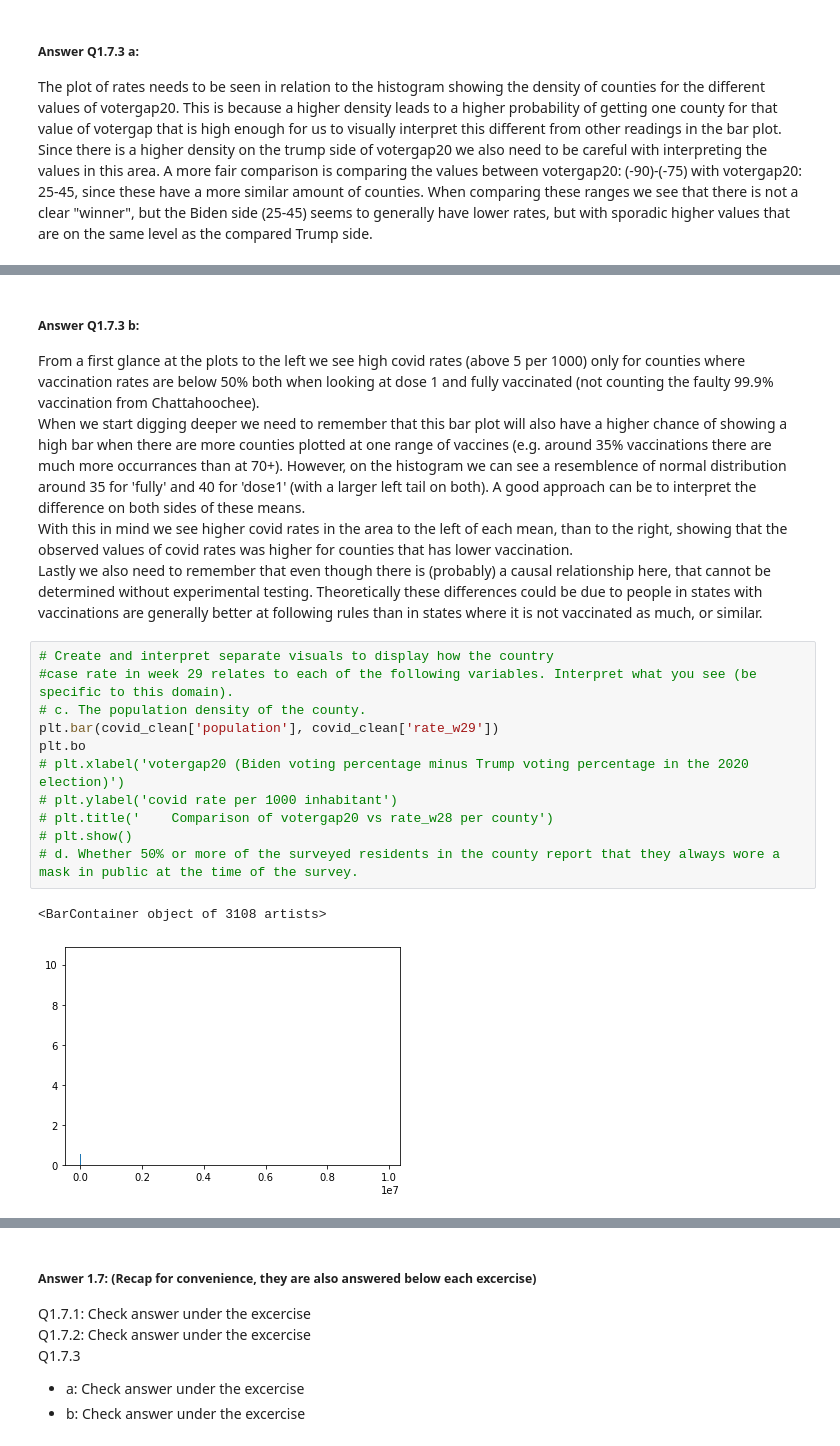
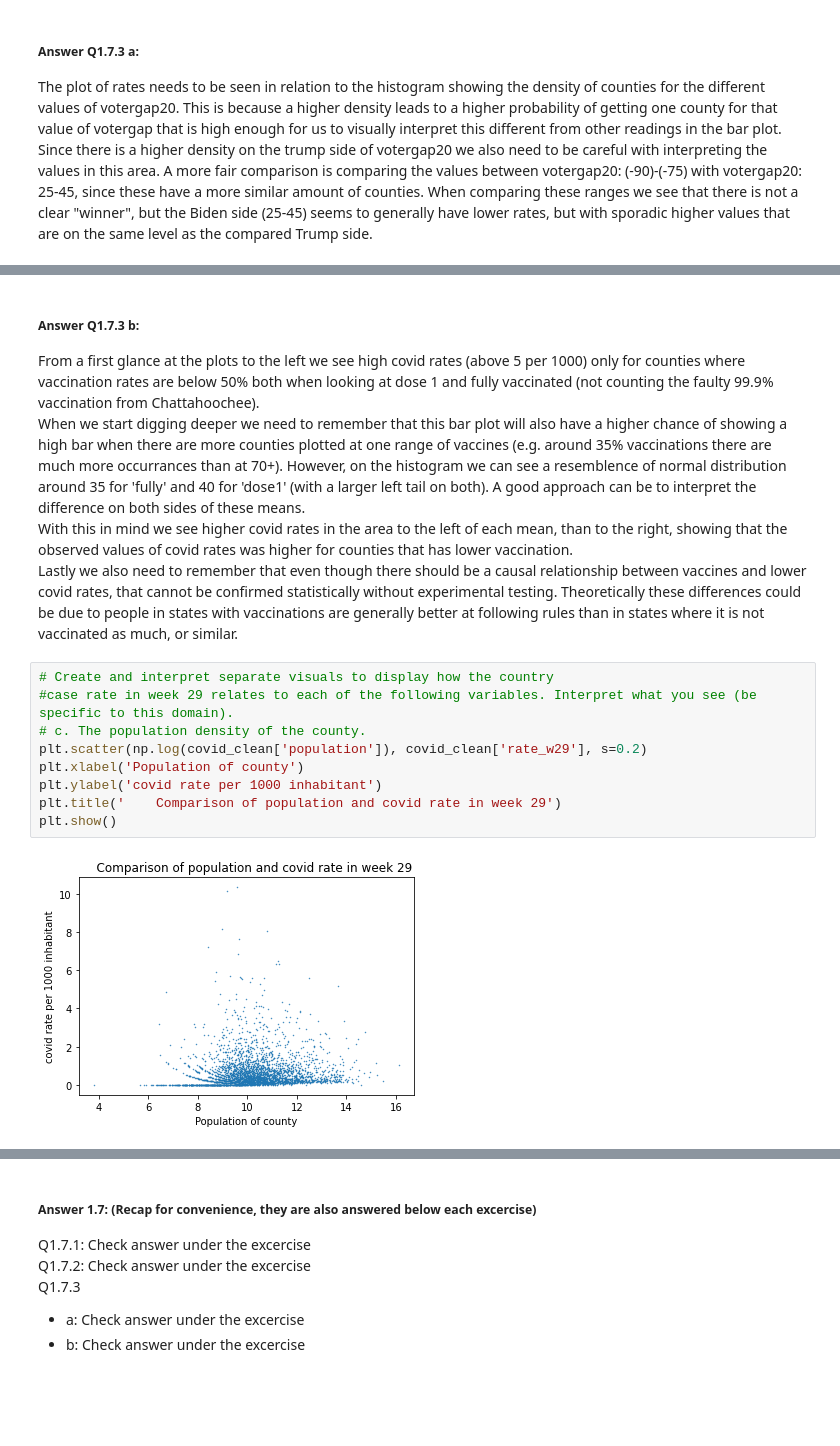
Before and after one commit to kkvalsvik/DataScience_cs109a_Harvard, a Jupyter notebook: cs_s109a_finalexam_2021.ipynb, the cells around one changed output, grey strips where cells are left out. Cells and saved outputs as stored; diff of their text form; blank space fills up the shorter version.

```diff
--- a/cs_s109a_finalexam_2021.ipynb
+++ b/cs_s109a_finalexam_2021.ipynb
@@ -476,18 +474,15 @@ covid_clean_drop0[covid_clean_drop0['fully_w28']==99.9]
 From a first glance at the plots to the left we see high covid rates (above 5 per 1000) only for counties where vaccination rates are below 50% both when looking at dose 1 and fully vaccinated (not counting the faulty 99.9% vaccination from Chattahoochee).
 When we start digging deeper we need to remember that this bar plot will also have a higher chance of showing a high bar when there are more counties plotted at one range of vaccines (e.g. around 35% vaccinations there are much more occurrances than at 70+). However, on the histogram we can see a resemblence of normal distribution around 35 for 'fully' and 40 for 'dose1' (with a larger left tail on both). A good approach can be to interpret the difference on both sides of these means.
 With this in mind we see higher covid rates in the area to the left of each mean, than to the right, showing that the observed values of covid rates was higher for counties that has lower vaccination.
-Lastly we also need to remember that even though there is (probably) a causal relationship here, that cannot be determined without experimental testing. Theoretically these differences could be due to people in states with vaccinations are generally better at following rules than in states where it is not vaccinated as much, or similar.
+Lastly we also need to remember that even though there should be a causal relationship between vaccines and lower covid rates, that cannot be confirmed statistically without experimental testing. Theoretically these differences could be due to people in states with vaccinations are generally better at following rules than in states where it is not vaccinated as much, or similar.
 # %%
 # Create and interpret separate visuals to display how the country
 #case rate in week 29 relates to each of the following variables. Interpret what you see (be specific to this domain).
 # c. The population density of the county.
-plt.bar(covid_clean['population'], covid_clean['rate_w29'])
-plt.bo
-# plt.xlabel('votergap20 (Biden voting percentage minus Trump voting percentage in the 2020 election)')
-# plt.ylabel('covid rate per 1000 inhabitant')
-# plt.title('    Comparison of votergap20 vs rate_w28 per county')
-# plt.show()
-# d. Whether 50% or more of the surveyed residents in the county report that they always wore a mask in public at the time of the survey.
+plt.scatter(np.log(covid_clean['population']), covid_clean['rate_w29'], s=0.2)
+plt.xlabel('Population of county')
+plt.ylabel('covid rate per 1000 inhabitant')
+plt.title('    Comparison of population and covid rate in week 29')
+plt.show()
 # %% [output]
-<BarContainer object of 3108 artists>
-[figure, old version]
+[figure, new version]
```
Also changed, not shown: parts of 8 cells of this notebook.
